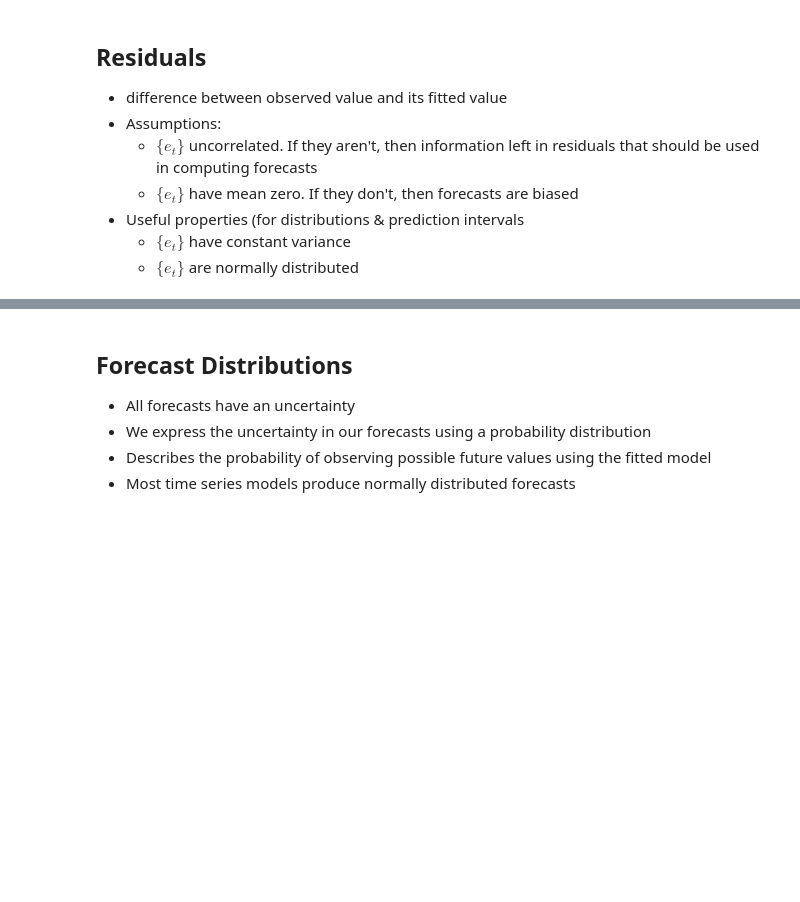
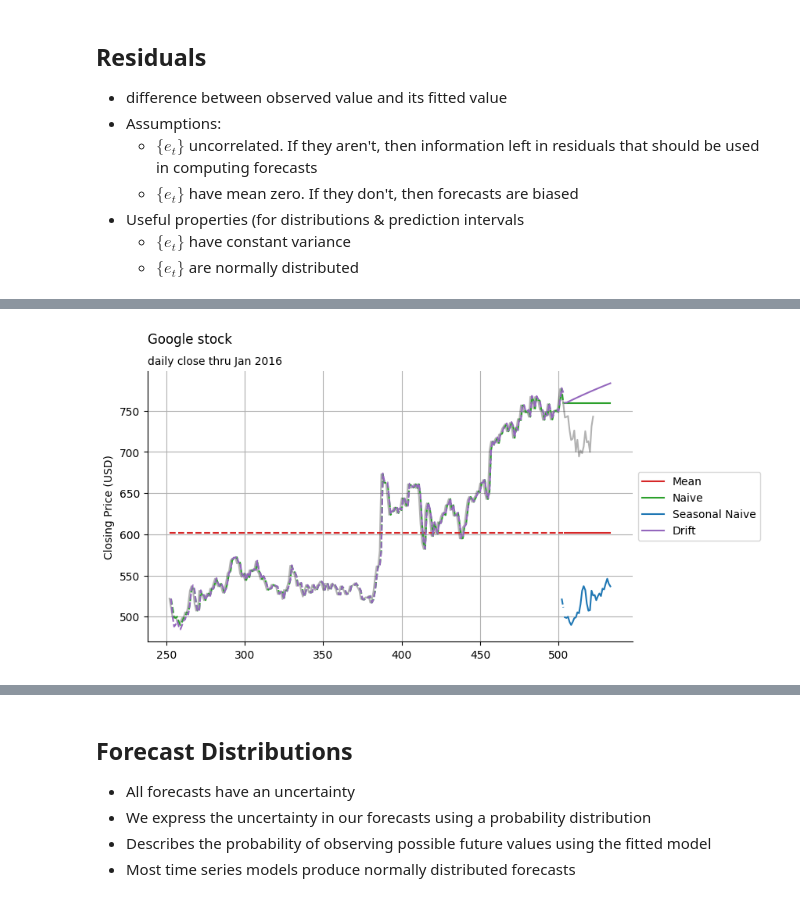
Before and after one commit to gabrielalusofona/cda, a Jupyter notebook: lectures/07-TimeSeries Forecast.ipynb, the cells around one changed output, grey strips where cells are left out. Cells and saved outputs as stored; diff of their text form; code cells hidden in the pictures; blank space fills up the shorter version.

```diff
--- a/lectures/07-TimeSeries Forecast.ipynb
+++ b/lectures/07-TimeSeries Forecast.ipynb
@@ -257,20 +303,22 @@ m.predict()
 # %%
 fig, ax = plt.subplots()
-ax.plot(Y[GOOG.Date.between('2015-01-01', '2016-01-30')], color='k')
+ax.plot(Y[GOOG.Date.between('2015-01-01', '2016-01-30')], color='k', alpha=0.3)
 c = 'C3 C2 C0 C4'.split()
 ax.plot(m.predict(),  ls='--', color=c[0])
 ax.plot(n.predict(),  ls='--', color=c[1])
 ax.plot(s.predict(),  ls='--', color=c[2])
 ax.plot(dr.predict(), ls='--', color=c[3])
 ax.plot(m.forecast(30),  color=c[0], label='Mean')
 ax.plot(n.forecast(30),  color=c[1], label='Naive')
 ax.plot(s.forecast(30),  color=c[2], label='Seasonal Naive')
 ax.plot(dr.forecast(30), color=c[3], label='Drift')
 ax.set(ylabel='Closing Price (USD)')
 ax.legend(loc='center left', bbox_to_anchor=[1, .5])
 suptitle('Google stock')
 ax.set(title='daily close thru Jan 2016')
 ax.grid()
+# %% [output]
+[figure, added]
 # %%
 results = GOOG_2015.assign(
     mean=m.predict(),
```
Also changed, not shown: parts of 25 cells of this notebook, 5 other files.
